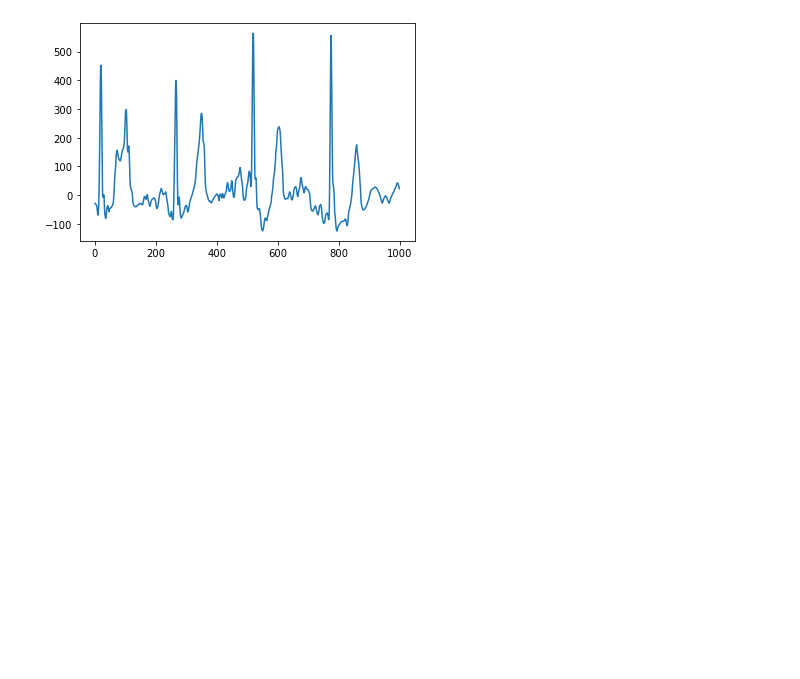
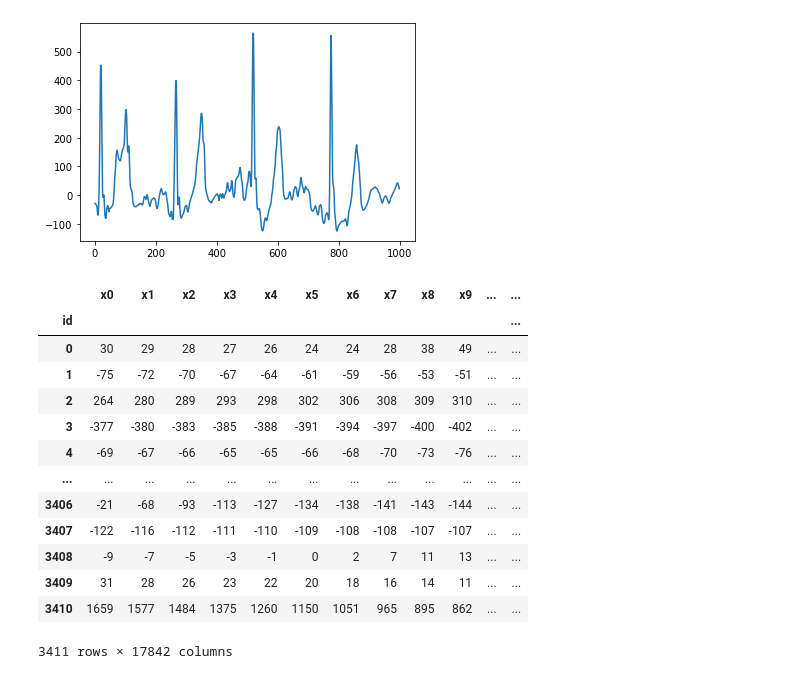
Before and after one commit to jfschaeper/Adv_ML_ETH_Project_2, a Jupyter notebook: src/playground_Julius.ipynb, the cells around one changed output. Cells and saved outputs as stored; diff of their text form; code cells hidden in the pictures; blank space fills up the shorter version.

```diff
--- a/src/playground_Julius.ipynb
+++ b/src/playground_Julius.ipynb
@@ -36,3 +36,29 @@ plt.plot(range(signal[500:1500].shape[0]), signal[500:1500])
 # %% [output]
 [<matplotlib.lines.Line2D at 0x...>]
 [figure]
+# %%
+from functions import *
+import numpy as np
+import pandas as pd
+
+# load data
+X_train = pd.read_csv('../data/X_train.csv', index_col='id')
+X_test = pd.read_csv('../data/X_test.csv', index_col='id')
+X = pd.concat([X_train, X_test])
+# %%
+X.iloc[len(X_train) :len(X)]
+# %% [output]
+|  | x0 | x1 | x2 | x3 | x4 | x5 | x6 | x7 | x8 | x9 | ... | ... |
+| id |  |  |  |  |  |  |  |  |  |  |  | ... |
+| 0 | 30 | 29 | 28 | 27 | 26 | 24 | 24 | 28 | 38 | 49 | ... | ... |
+| 1 | -75 | -72 | -70 | -67 | -64 | -61 | -59 | -56 | -53 | -51 | ... | ... |
+| 2 | 264 | 280 | 289 | 293 | 298 | 302 | 306 | 308 | 309 | 310 | ... | ... |
+| 3 | -377 | -380 | -383 | -385 | -388 | -391 | -394 | -397 | -400 | -402 | ... | ... |
+| 4 | -69 | -67 | -66 | -65 | -65 | -66 | -68 | -70 | -73 | -76 | ... | ... |
+| ... | ... | ... | ... | ... | ... | ... | ... | ... | ... | ... | ... | ... |
+| 3406 | -21 | -68 | -93 | -113 | -127 | -134 | -138 | -141 | -143 | -144 | ... | ... |
+| 3407 | -122 | -116 | -112 | -111 | -110 | -109 | -108 | -108 | -107 | -107 | ... | ... |
+| 3408 | -9 | -7 | -5 | -3 | -1 | 0 | 2 | 7 | 11 | 13 | ... | ... |
+| 3409 | 31 | 28 | 26 | 23 | 22 | 20 | 18 | 16 | 14 | 11 | ... | ... |
+| 3410 | 1659 | 1577 | 1484 | 1375 | 1260 | 1150 | 1051 | 965 | 895 | 862 | ... | ... |
+3411 rows × 17842 columns
```
Also changed, not shown: parts of 1 cell of this notebook, 2 other files.
